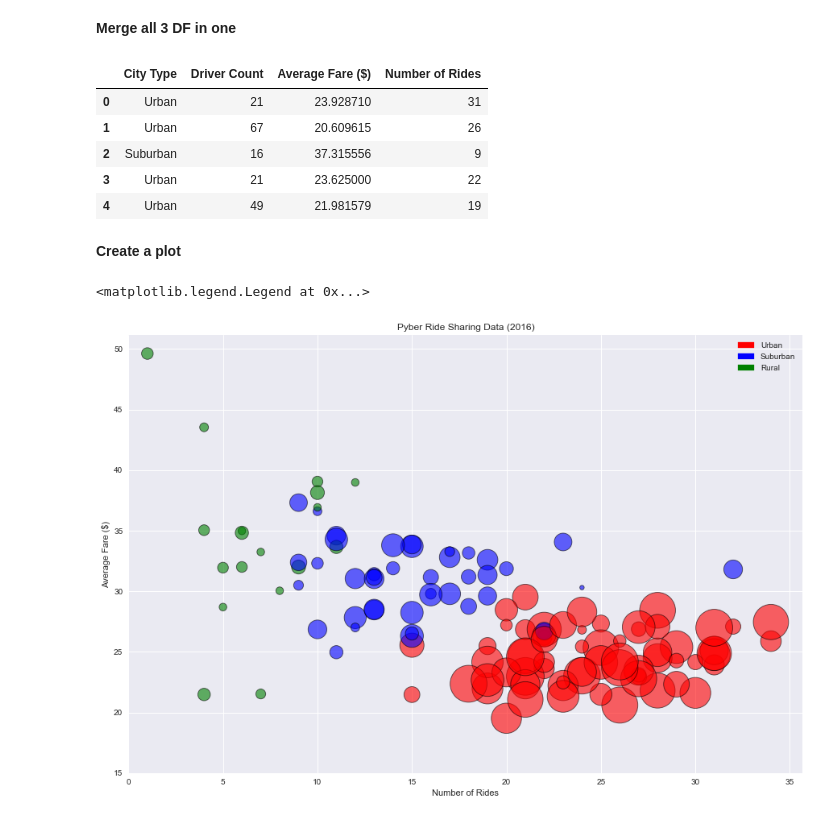
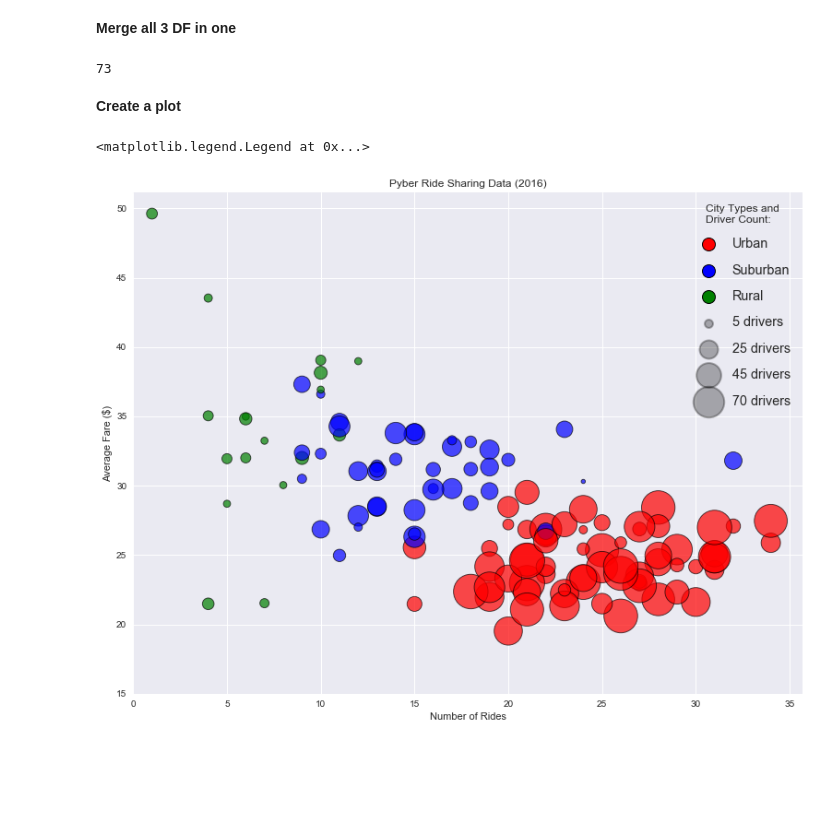
Before and after one commit to Gryazzz/Pyber_Ride_Sharing_Matplotlib, a Jupyter notebook: Pyber.ipynb, the cells around one changed output. Cells and saved outputs as stored; diff of their text form; code cells hidden in the pictures; blank space fills up the shorter version.

```diff
--- a/Pyber.ipynb
+++ b/Pyber.ipynb
@@ -47,14 +47,9 @@ allmerged.columns = ['City Type', 'Driver Count', 'Average Fare ($)', 'Number of
 # %%
 # Create a copy to do whatever I want with it
 forplot = allmerged.copy()
-forplot.head()
+forplot['Driver Count'].max()
 # %% [output]
-|  | City Type | Driver Count | Average Fare ($) | Number of Rides |
-| 0 | Urban | 21 | 23.928710 | 31 |
-| 1 | Urban | 67 | 20.609615 | 26 |
-| 2 | Suburban | 16 | 37.315556 | 9 |
-| 3 | Urban | 21 | 23.625000 | 22 |
-| 4 | Urban | 49 | 21.981579 | 19 |
+73
 # %% [markdown]
 **Create a plot**
 # %%
@@ -69,19 +64,25 @@ for i in forplot['City Type']:
         colors.append(citytype[i])
 # %%
 sns.set()
-forplot.plot(kind='scatter', x='Number of Rides', y='Average Fare ($)', s=(forplot['Driver Count']*30),
-                        c=colors, alpha=0.6, edgecolors="black", linewidth=0.9, figsize=(15,10),
+drcount = forplot['Driver Count']
+forplot.plot(kind='scatter', x='Number of Rides', y='Average Fare ($)', s=drcount*20,
+                        c=colors, alpha=0.7, edgecolors="black", linewidth=0.9, figsize=(13,10),
                        title='Pyber Ride Sharing Data (2016)')
 plt.ylim(15, None)
 plt.xlim(0, None)
 patchlist = []
+#for key in citytype:
+    #legendkey = mpatches.Circle([], [], radius=6, color=citytype[key], label=key)
+    #patchlist.append(legendkey)
+#plt.legend(handles=patchlist)
 for key in citytype:
-    legendkey = mpatches.Circle((0,0), radius=5, color=citytype[key], label=key)
-    patchlist.append(legendkey)
-plt.legend(handles=patchlist)
+    plt.scatter([],[], color=citytype[key], label=key, marker='o', edgecolor='black', linewidth=1)
+for drcount in [5,25,45,70]:
+    plt.scatter([], [], c='k', alpha=0.3, s=drcount*4, label=str(drcount) + ' drivers', edgecolor='black', linewidth=2)
+plt.legend(scatterpoints=1, markerscale=2, loc=1, fontsize='large', labelspacing=1, title='City Types and\nDriver Count:')
 # %% [output]
 <matplotlib.legend.Legend at 0x...>
-[figure, old version]
+[figure, new version]
 # %%
 #forplot = forplot.assign(Color= '')
 # Add copy of allmerged and work with it
```
